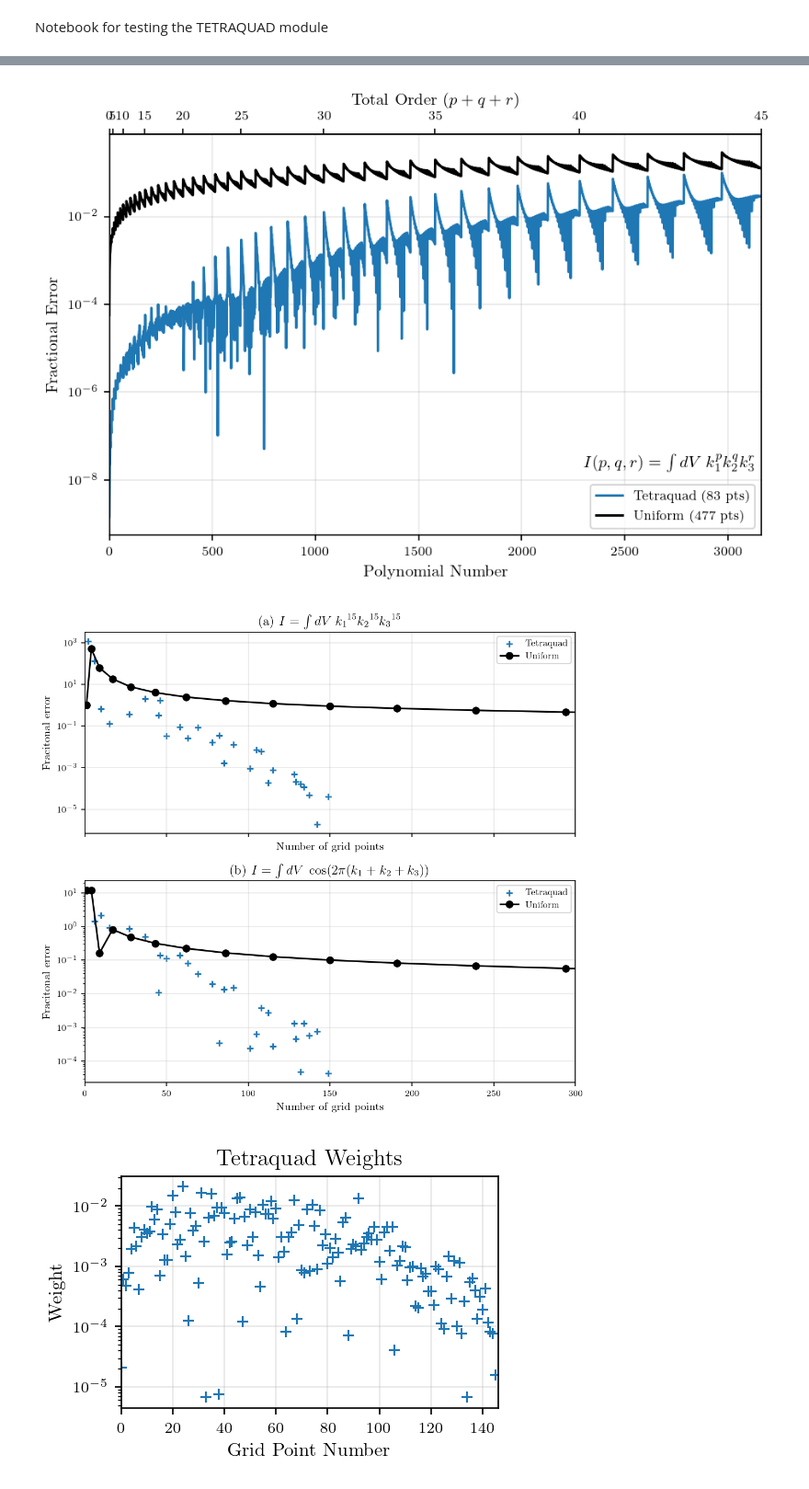
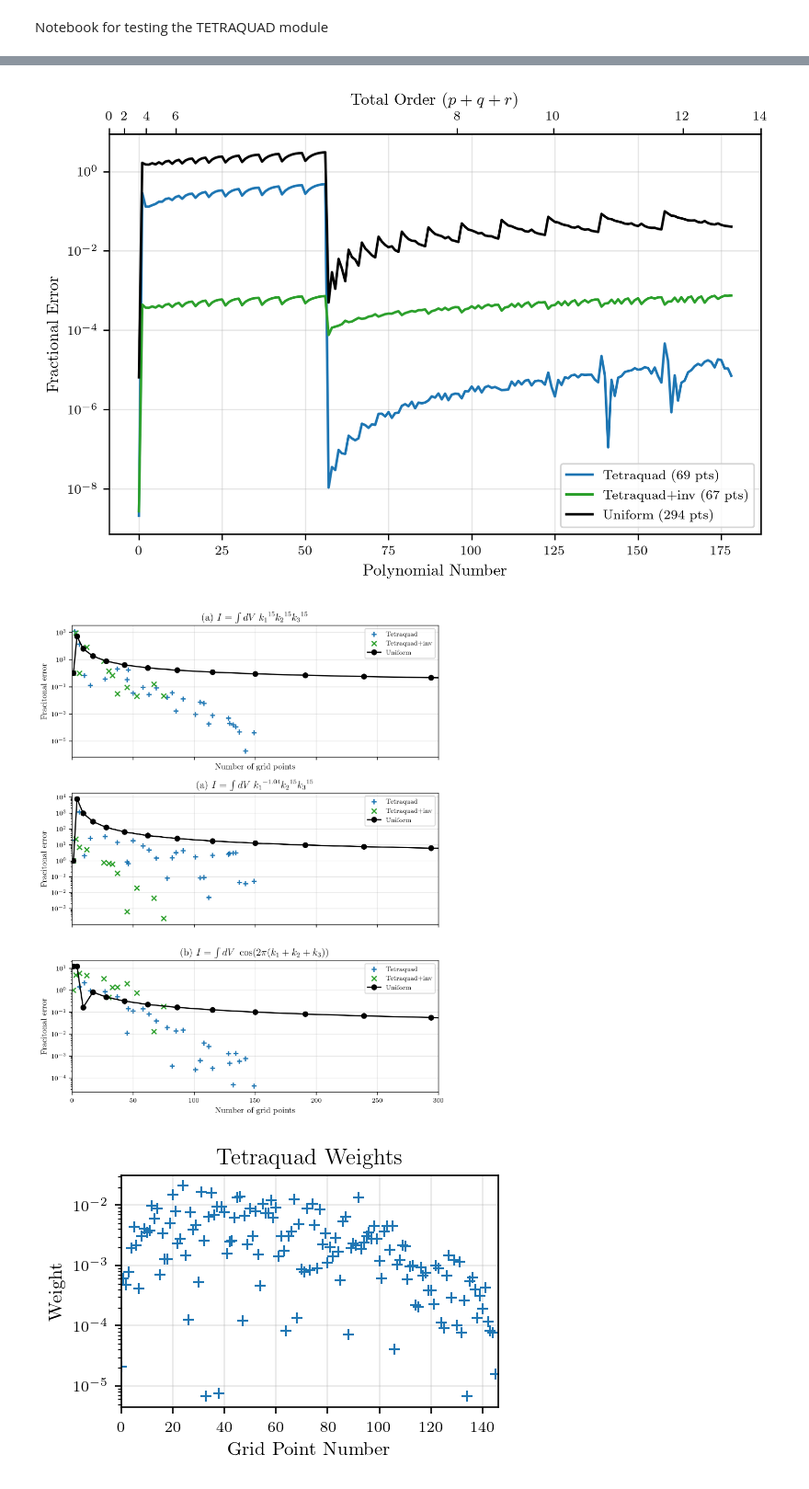
Before and after one commit to Wuhyun/Tetraquad, a Jupyter notebook: tetraquad_test.ipynb, the cells around one changed output, grey strips where cells are left out. Shown at 92% size. Drawn from its saved outputs; the diff is of its cells as text; code cells hidden in the pictures.

Commit message:
Allow quadratures with negative power

```diff
--- a/tetraquad_test.ipynb
+++ b/tetraquad_test.ipynb
@@ -26,7 +26,7 @@ plt.rcParams.update({
     "legend.fontsize": 8,
     "xtick.labelsize": 8,
     "ytick.labelsize": 8,
-    "figure.dpi": 150,
+    "figure.dpi": 300,
     "savefig.bbox": "tight"
 })
 fig_width = 510 / 72.27
@@ -35,10 +35,14 @@ fig_height = fig_width / 1.61803
 # Compute or load some quadrature rules
 
 alpha = 0.001
-N = 15
+N = 13
+negative_power = 0.96 - 2
 
-grid, weights = tetraquad.unit_quadrature_nnls(alpha, N)
-#grid, weights = tetraquad.load_quadrature(f"outputs/tetraquad_alpha_N_{N}.csv")
+#grid, weights = tetraquad.unit_quadrature_nnls(alpha, N)
+grid, weights = tetraquad.load_quadrature(f"outputs/tetraquad_alpha_N_{N}.csv")
 
-grid_uni, weights_uni = tetraquad.uniform_tetrapyd_weights(alpha, N, MC_N_SAMPLES=100000, include_endpoints=False)
-#grid_uni, weights_uni = tetraquad.load_quadrature(f"outputs/uniform_quad_alpha_N_{N}.csv")
+#grid, weights = tetraquad.unit_quadrature_nnls(alpha, N)
+grid_neg, weights_neg = tetraquad.load_quadrature(f"outputs/tetraquad_alpha_negative_power_N_{N}.csv")
+
+#grid_uni, weights_uni = tetraquad.uniform_tetrapyd_weights(alpha, N, MC_N_SAMPLES=100000, include_endpoints=False)
+grid_uni, weights_uni = tetraquad.load_quadrature(f"outputs/uniform_quad_alpha_N_{N}.csv")
@@ -64,14 +50,17 @@ Out of 428 weights, 83 of them are nonzero
 # Test to check numerical integration accuracy
 
 k1, k2, k3 = grid
-ps, qs, rs = tetraquad.poly_triplets_total_degree(3*N)
+#ps, qs, rs = tetraquad.poly_triplets_total_degree(3*N)
+ps, qs, rs = tetraquad.poly_triplets_total_degree(N, negative_power=-2+0.965)
 
 analytic = tetraquad.analytic_poly_integrals_alpha(ps, qs, rs, alpha)
 
 numerical = np.array([np.dot(weights, tetraquad.poly_evaluations(p, q, r, k1, k2, k3)) for p, q, r in zip(ps, qs, rs)])
+numerical_neg = np.array([np.dot(weights_neg, tetraquad.poly_evaluations(p, q, r, grid_neg[0,:], grid_neg[1,:], grid_neg[2,:])) for p, q, r in zip(ps, qs, rs)])
 numerical_uni = np.array([np.dot(weights_uni, tetraquad.poly_evaluations(p, q, r, grid_uni[0,:], grid_uni[1,:], grid_uni[2,:])) for p, q, r in zip(ps, qs, rs)])
 
 error = np.abs((numerical - analytic) / analytic)
+error_neg = np.abs((numerical_neg - analytic) / analytic)
 error_uni = np.abs((numerical_uni - analytic) / analytic)
 
 tot_degree = ps + qs + rs
@@ -85,8 +74,8 @@ def inverse(y):
     return np.interp(y, tot_degree, poly_number)
 
 fig, ax = plt.subplots(figsize=(fig_width, fig_height))
-plt.autoscale(enable=True, axis='x', tight=True)
 ax.plot(error, label="Tetraquad ({} pts)".format(grid.shape[1]), c="tab:blue")
+ax.plot(error_neg, label="Tetraquad+inv ({} pts)".format(grid_neg.shape[1]), c="tab:green")
 ax.plot(error_uni, label="Uniform ({} pts)".format(grid_uni.shape[1]), c="k")
 ax.set_xlabel("Polynomial Number")
 ax.set_yscale('log')
@@ -94,10 +83,10 @@ ax.set_ylabel("Fractional Error")
 secax = ax.secondary_xaxis("top", functions=(forward,inverse))
 secax.set_xlabel("Total Order $(p+q+r)$")
 ax.legend(loc="lower right")
-ax.text(2300, 2e-8, rf"$I(p,q,r) = \int dV \; k_1^p k_2^q k_3^r$")
+#ax.text(2300, 2e-8, rf"$I(p,q,r) = \int dV \; k_1^p k_2^q k_3^r$")
 ax.grid(True, alpha=0.3)
 # %% [output]
-[figure, old version]
+[figure, new version]
 # %%
 # Test the accuracy of quadrature with different sizes
 
@@ -107,9 +96,9 @@ Ns = np.arange(1, 30)
 
 # Test polynomials
 #pqrs = [(5, 5, 5), (10, 10, 10), (15, 15, 15)]
-pqrs = [(15, 15, 15)]
+pqrs = [(15, 15, 15), (-1.04, 15, 15)]
 test_funcs = [get_poly(p, q, r) for p, q, r in pqrs]
-test_ans = [tetraquad.analytic_poly_integrals_alpha(p, q, r, alpha) for p, q, r in pqrs]
+test_ans = [tetraquad.analytic_poly_integrals_alpha(np.array([p]), np.array([q]), np.array([r]), alpha) for p, q, r in pqrs]
 #labels = [fr"$I = \int dV \; {{k_1}}^{{{p}}} {{k_2}}^{{{q}}} {{k_3}}^{{{r}}}$" for p, q, r in pqrs]
 labels = [fr"(a) $I = \int dV \; {{k_1}}^{{{p}}} {{k_2}}^{{{q}}} {{k_3}}^{{{r}}}$" for p, q, r in pqrs]
 
@@ -123,6 +112,8 @@ labels = labels + [fr"(b) $I = \int dV \; \cos(2\pi(k_1 + k_2 + k_3))$" for omeg
 
 tetra = dict()
 tetra_sizes = dict()
+tetra_neg = dict()
+tetra_neg_sizes = dict()
 uni = dict()
 uni_sizes = dict()
 
@@ -132,39 +123,51 @@ for N in Ns:
     tetra[N] = [np.dot(weights, func(k1, k2, k3)) for func in test_funcs]
     tetra_sizes[N] = len(weights)
 
+    try:
+        grid, weights = tetraquad.load_quadrature("outputs/tetraquad_alpha_negative_power_N_{}.csv".format(N))
+        k1, k2, k3 = grid
+        tetra_neg[N] = [np.dot(weights, func(k1, k2, k3)) for func in test_funcs]
+        tetra_neg_sizes[N] = len(weights)
+    except:
+        pass
+
     grid, weights = tetraquad.load_quadrature("outputs/uniform_quad_alpha_N_{}.csv".format(N))
     k1, k2, k3 = grid
     uni[N] = [np.dot(weights, func(k1, k2, k3)) for func in test_funcs]
     uni_sizes[N] = len(weights)
 
 # Plot the results
 #fig, axs = plt.subplots(3, 2, figsize=(fig_width*2, fig_height*3), sharex=True)
-fig, axs = plt.subplots(2, 1, figsize=(fig_width*1, fig_height*1.5), sharex=True)
+fig, axs = plt.subplots(3, 1, figsize=(fig_width*1, fig_height*2), sharex=True)
 axs = axs.T.reshape(-1)
 
 for i in range(len(test_funcs)):
     true_val = test_ans[i]
     tetra_x = [tetra_sizes[N] for N in Ns]
     tetra_y = [np.abs((tetra[N][i]-true_val)/true_val) for N in Ns]
 
+    tetra_neg_x = [tetra_neg_sizes[N] for N in Ns if N in tetra_neg.keys()]
+    tetra_neg_y = [np.abs((tetra_neg[N][i]-true_val)/true_val) for N in Ns if N in tetra_neg.keys()]
+
     uni_x = [uni_sizes[N] for N in Ns]
     uni_y = [np.abs((uni[N][i]-true_val)/true_val) for N in Ns]
 
     axs[i].scatter(tetra_x, tetra_y, marker="+", c="tab:blue", label="Tetraquad")
+    axs[i].scatter(tetra_neg_x, tetra_neg_y, marker="x", c="tab:green", label="Tetraquad+inv")
     #axs[i].scatter(uni_x, uni_y, label="Uniform")
     axs[i].plot(uni_x, uni_y, "-o", c="k", label="Uniform")
     axs[i].set_ylabel("Fracitonal error")
     axs[i].set_yscale("log")
     axs[i].legend()
     axs[i].set_xlim([0, 300])
     axs[i].set_title(labels[i])
     axs[i].grid(True, alpha=0.3)
 
 axs[len(axs)//2-1].set_xlabel("Number of grid points")
 axs[-1].set_xlabel("Number of grid points")
 fig.tight_layout()
 # %% [output]
-[figure, old version]
+[figure, new version]
 # %%
 N = 30
 grid, weights = tetraquad.load_quadrature(f"outputs/tetraquad_alpha_N_{N}.csv")
```
Also changed, not shown: parts of 1 cell of this notebook, 2 other files.
